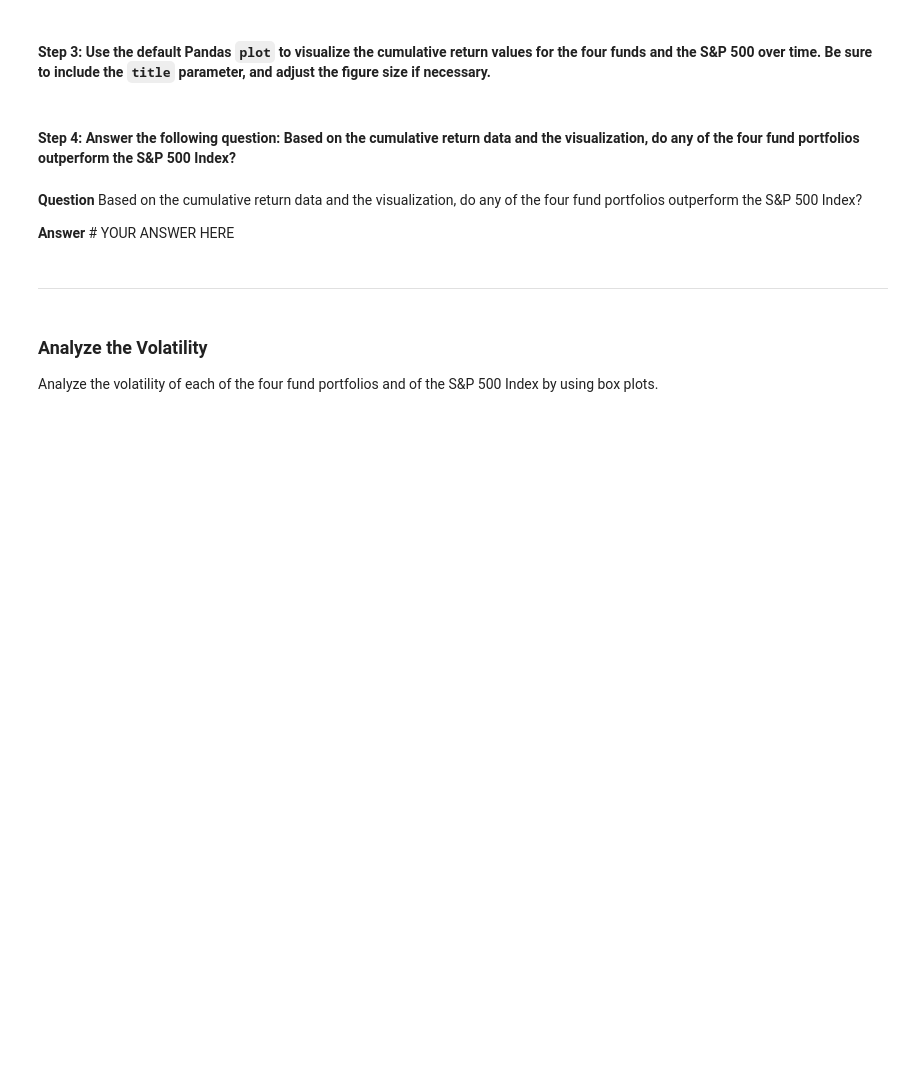
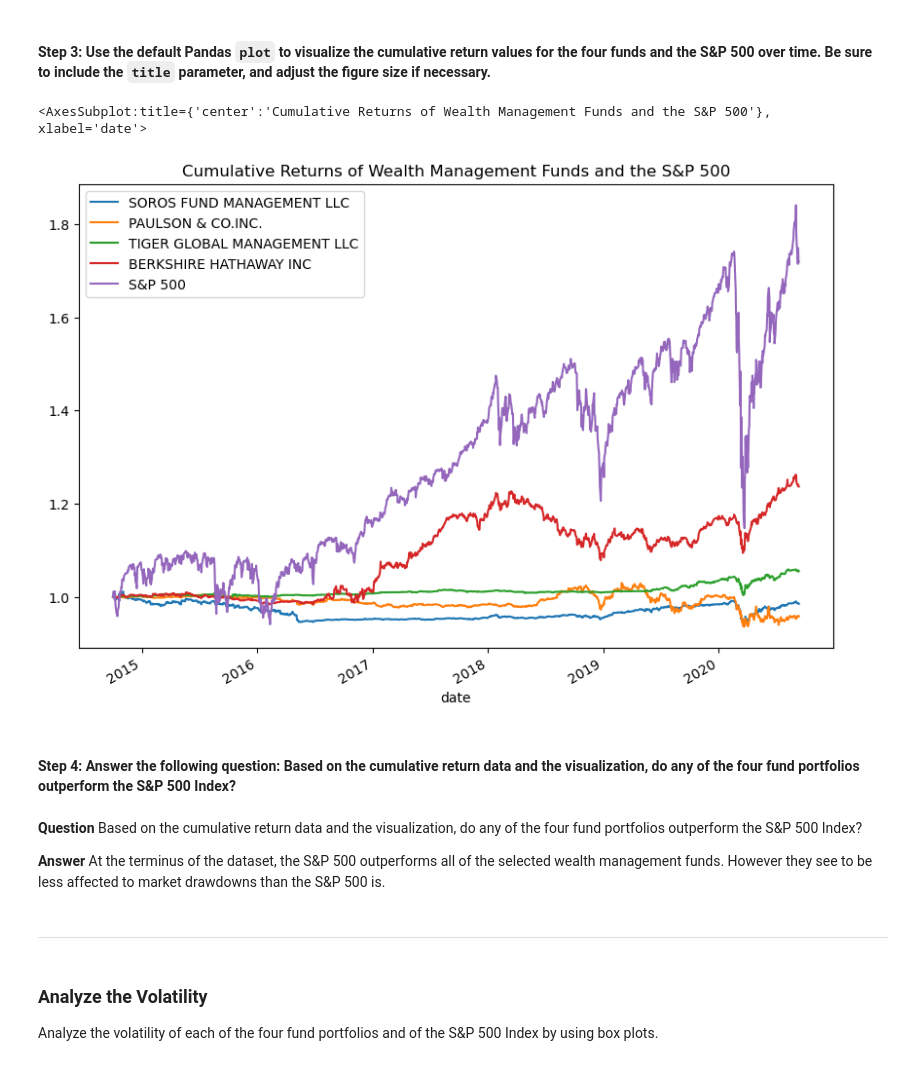
Before and after one commit to jeffreycrabill/challenge4, a Jupyter notebook: risk_return_analysis.ipynb, the cells around one changed output. Saved outputs shown, nothing was run; the diff lists cells and outputs as text; code cells hidden in the pictures; blank space fills up the shorter version.

```diff
--- a/risk_return_analysis.ipynb
+++ b/risk_return_analysis.ipynb
@@ -151,4 +170,5 @@ Analyze the data to determine if any of the portfolios outperform the broader st
 # %%
 # Calculate and plot the cumulative returns of the 4 fund portfolios and the S&P 500
 # Review the last 5 rows of the cumulative returns DataFrame
-# YOUR CODE HERE
+cumulative_returns = (1 + daily_returns).cumprod()
+cumulative_returns.tail()
@@ -157,13 +185,16 @@ Analyze the data to determine if any of the portfolios outperform the broader st
 # %%
 # Visualize the cumulative returns using the Pandas plot function
 # Include a title parameter and adjust the figure size
-# YOUR CODE HERE
+cumulative_returns.plot(figsize=(10, 7), title="Cumulative Returns of Wealth Management Funds and the S&P 500")
+# %% [output]
+<AxesSubplot:title={'center':'Cumulative Returns of Wealth Management Funds and the S&P 500'}, xlabel='date'>
+[figure, added]
 # %% [markdown]
 #### Step 4: Answer the following question: Based on the cumulative return data and the visualization, do any of the four fund portfolios outperform the S&P 500 Index?
 # %% [markdown]
 **Question** Based on the cumulative return data and the visualization, do any of the four fund portfolios outperform the S&P 500 Index?
 
-**Answer** # YOUR ANSWER HERE
+**Answer** At the terminus of the dataset, the S&P 500 outperforms all of the selected wealth management funds.  However they see to be less affected to market drawdowns than the S&P 500 is.
 # %% [markdown]
 ---
 # %% [markdown]
```
Also changed, not shown: parts of 25 cells of this notebook.
